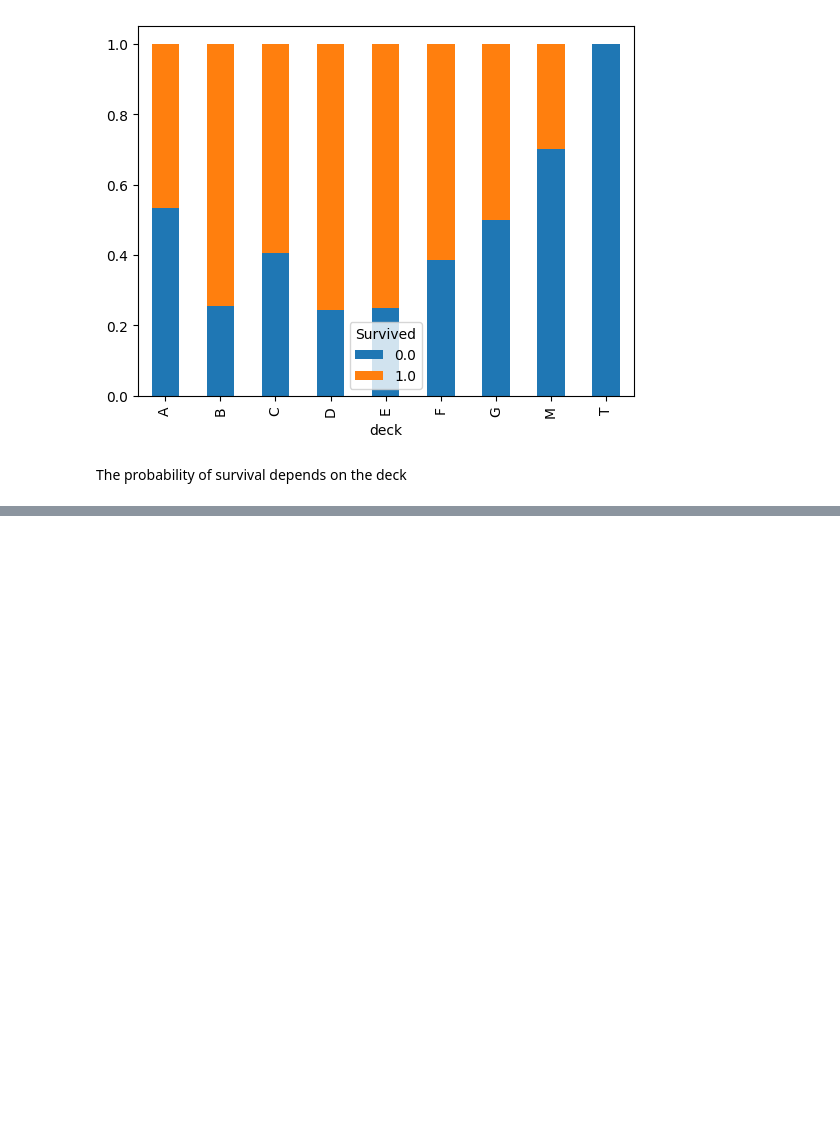
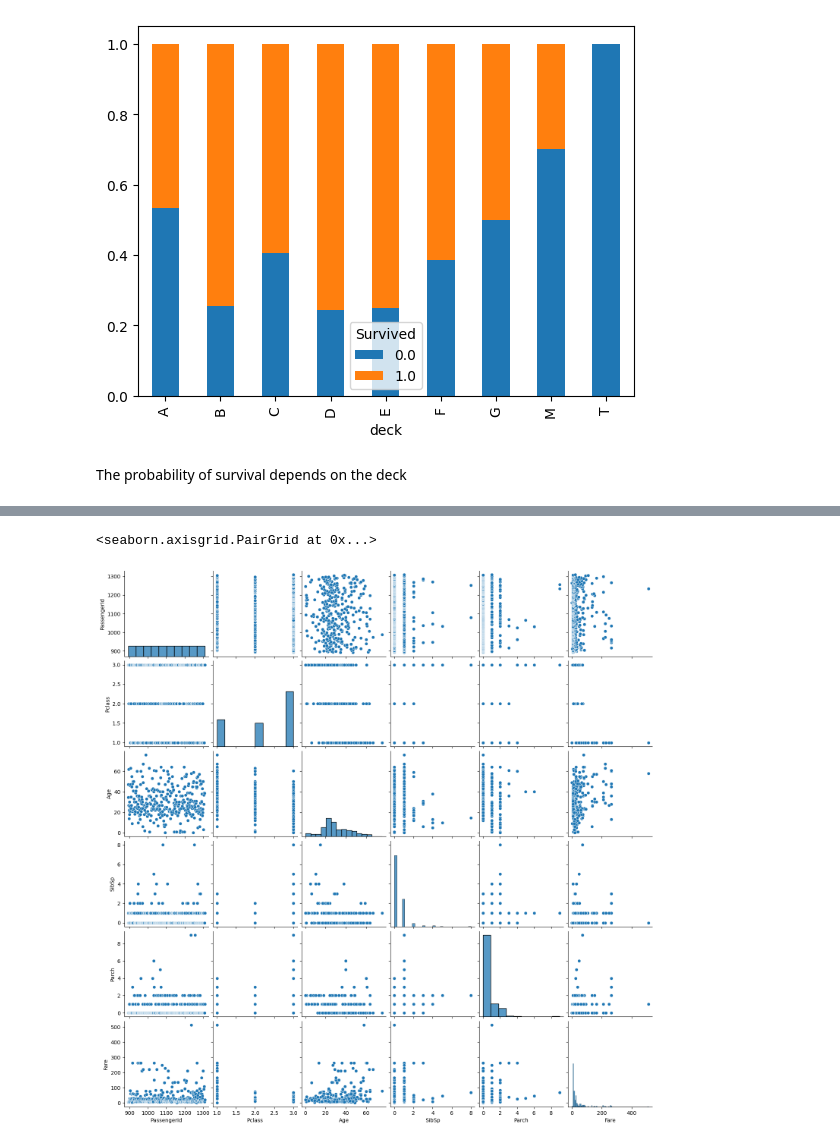
Before and after one commit to Muhammad-Waleed-Source/Exploratory-Data-Analysis, a Jupyter notebook: EDA.ipynb, the cells around one changed output, grey strips where cells are left out. Saved outputs shown, nothing was run; the diff lists cells and outputs as text; code cells hidden in the pictures; blank space fills up the shorter version.

```diff
--- a/EDA.ipynb
+++ b/EDA.ipynb
@@ -1092,0 +1131,5 @@ The probability of survival depends on the deck
+# %%
+sns.pairplot(df1)
+# %% [output]
+<seaborn.axisgrid.PairGrid at 0x...>
+[figure, added]
```
Also changed, not shown: parts of 5 cells of this notebook.
